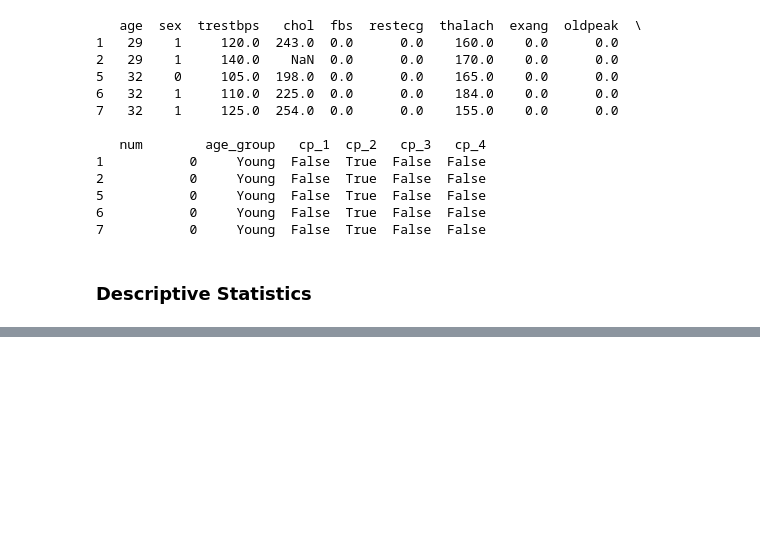
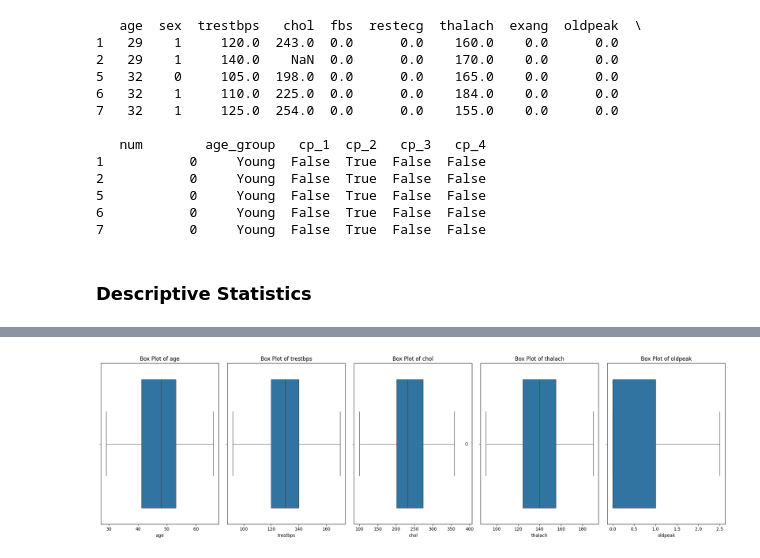
Before and after one commit to KengoKato02/ML-OLA-1, a Jupyter notebook: notebooks/OLA.ipynb, the cells around one changed output, grey strips where cells are left out. Saved outputs shown, nothing was run; the diff lists cells and outputs as text; code cells hidden in the pictures; blank space fills up the shorter version.

```diff
--- a/notebooks/OLA.ipynb
+++ b/notebooks/OLA.ipynb
@@ -307,0 +360,14 @@ print(df_encoded.head())
+# %%
+numerical_features = ['age', 'trestbps', 'chol', 'thalach', 'oldpeak']
+
+fig, axes = plt.subplots(nrows=1, ncols=len(numerical_features), figsize=(20, 6))
+
+for i, feature in enumerate(numerical_features):
+    sns.boxplot(x=df_cleaned[feature], ax=axes[i])
+    axes[i].set_title(f'Box Plot of {feature}')
+    axes[i].set_xlabel(feature)
+
+plt.tight_layout()
+plt.show()
+# %% [output]
+[figure, added]
```
Also changed, not shown: parts of 10 cells of this notebook.
